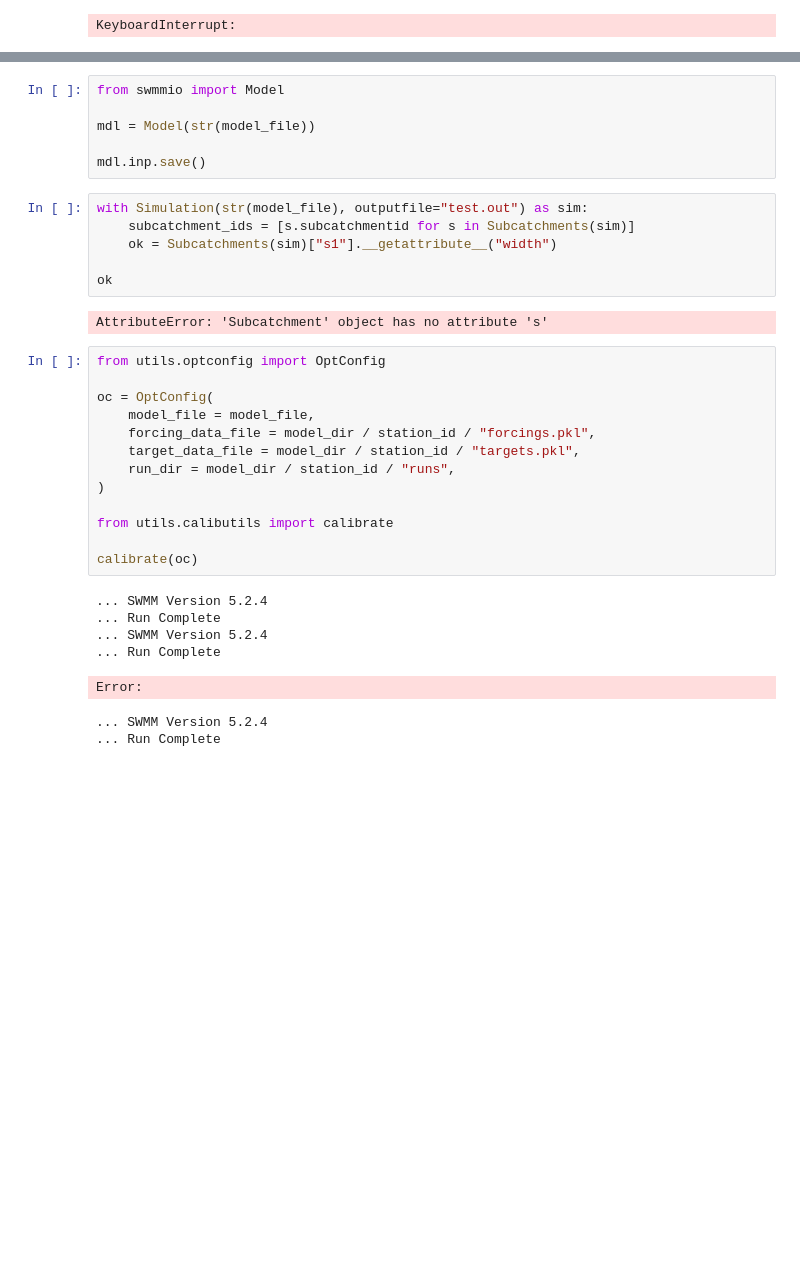
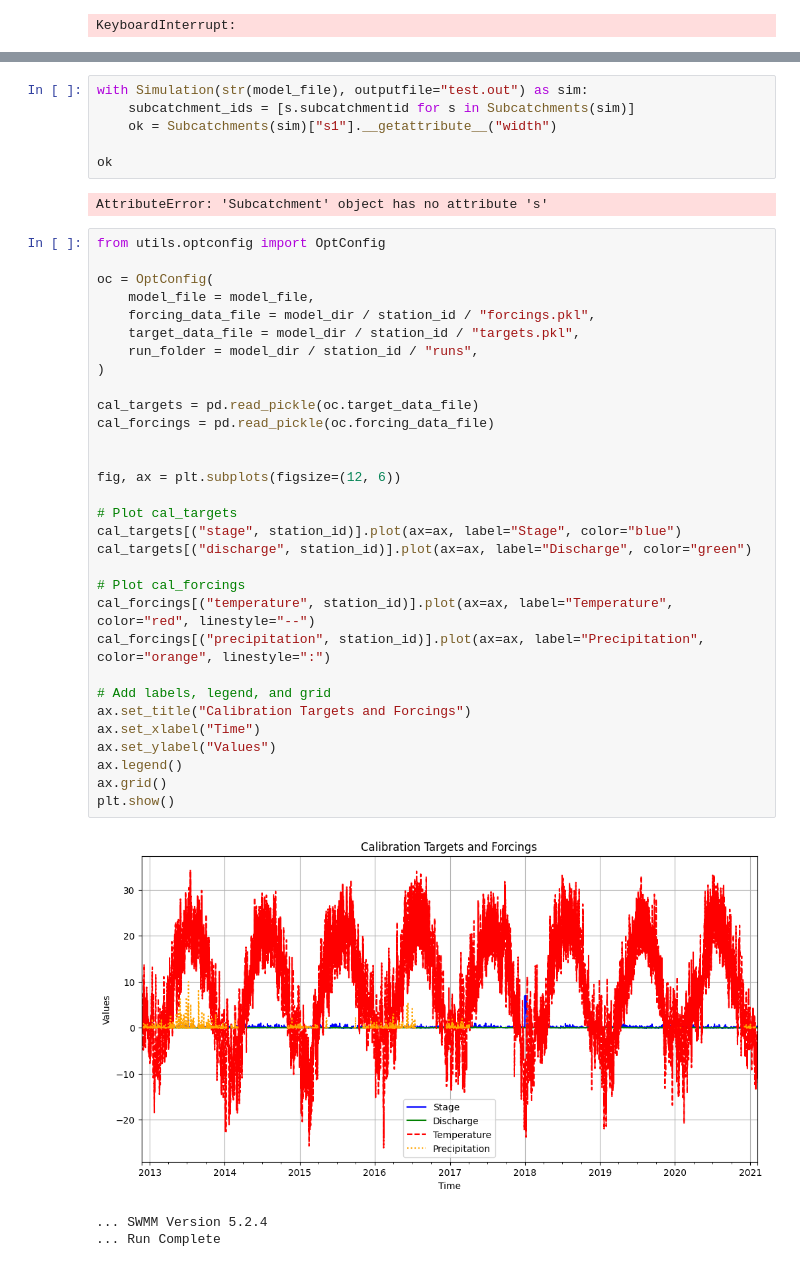
Before and after one commit to everettsp/optswmm, a Jupyter notebook: main.ipynb, the cells around one changed output, grey strips where cells are left out. Drawn from its saved outputs; the diff is of its cells as text; blank space fills up the shorter version.

```diff
--- a/main.ipynb
+++ b/main.ipynb
@@ -202,9 +326,3 @@ pd.DataFrame(index=ok.keys(), data=ok.values()).plot()
-# %%
-from swmmio import Model
-
-mdl = Model(str(model_file))
-
-mdl.inp.save()
 # %%
 with Simulation(str(model_file), outputfile="test.out") as sim:
     subcatchment_ids = [s.subcatchmentid for s in Subcatchments(sim)]
@@ -213,25 +331,39 @@ with Simulation(str(model_file), outputfile="test.out") as sim:
 ok
 # %% [output]
 AttributeError: 'Subcatchment' object has no attribute 's'
-# %%
-from utils.optconfig import OptConfig
-
-oc = OptConfig(
-    model_file = model_file,
-    forcing_data_file = model_dir / station_id / "forcings.pkl",
-    target_data_file = model_dir / station_id / "targets.pkl",
-    run_dir = model_dir / station_id / "runs",
-)
-
-from utils.calibutils import calibrate
-
-calibrate(oc)
-# %% [output]
-... SWMM Version 5.2.4
-... Run Complete
-... SWMM Version 5.2.4
-... Run Complete
-Error:
+# %%
+from utils.optconfig import OptConfig
+
+oc = OptConfig(
+    model_file = model_file,
+    forcing_data_file = model_dir / station_id / "forcings.pkl",
+    target_data_file = model_dir / station_id / "targets.pkl",
+    run_folder = model_dir / station_id / "runs",
+)
+
+cal_targets = pd.read_pickle(oc.target_data_file)
+cal_forcings = pd.read_pickle(oc.forcing_data_file)
+
+
+fig, ax = plt.subplots(figsize=(12, 6))
+
+# Plot cal_targets
+cal_targets[("stage", station_id)].plot(ax=ax, label="Stage", color="blue")
+cal_targets[("discharge", station_id)].plot(ax=ax, label="Discharge", color="green")
+
+# Plot cal_forcings
+cal_forcings[("temperature", station_id)].plot(ax=ax, label="Temperature", color="red", linestyle="--")
+cal_forcings[("precipitation", station_id)].plot(ax=ax, label="Precipitation", color="orange", linestyle=":")
+
+# Add labels, legend, and grid
+ax.set_title("Calibration Targets and Forcings")
+ax.set_xlabel("Time")
+ax.set_ylabel("Values")
+ax.legend()
+ax.grid()
+plt.show()
+# %% [output]
+[figure, added]
 # %%
 # %% [output]
 ... SWMM Version 5.2.4
```
Also changed, not shown: parts of 13 cells of this notebook, 9 other files.
